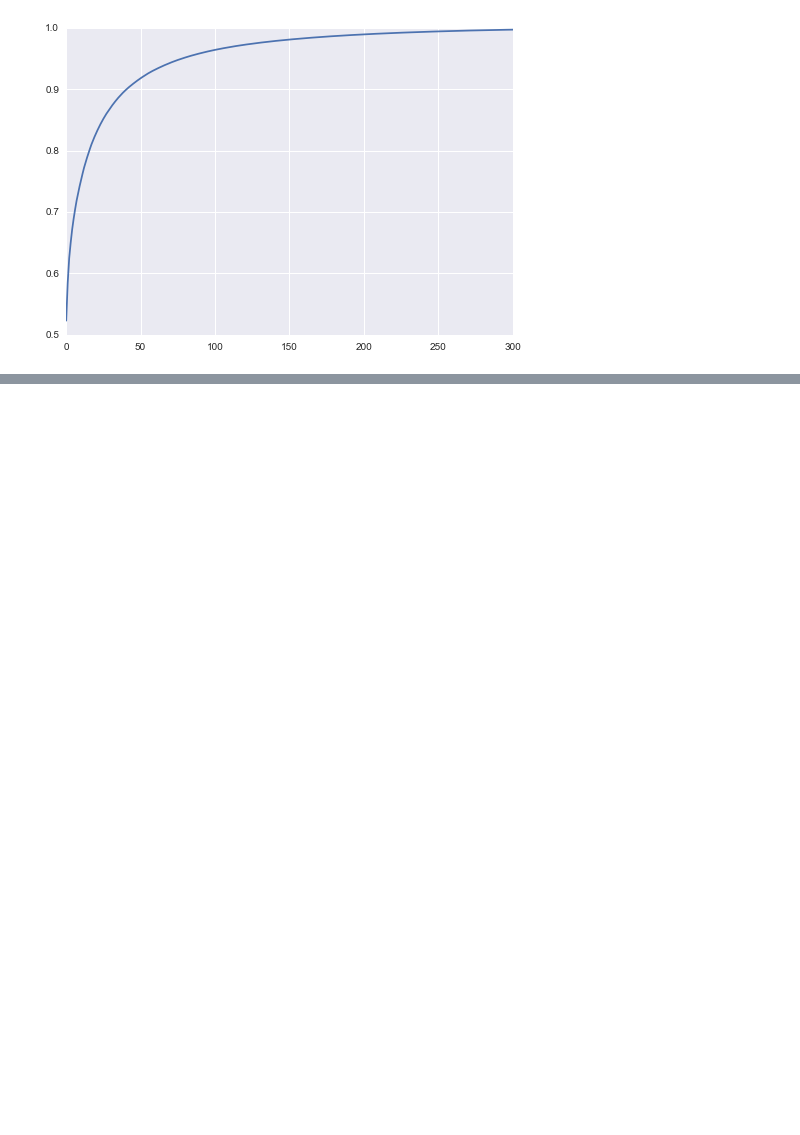
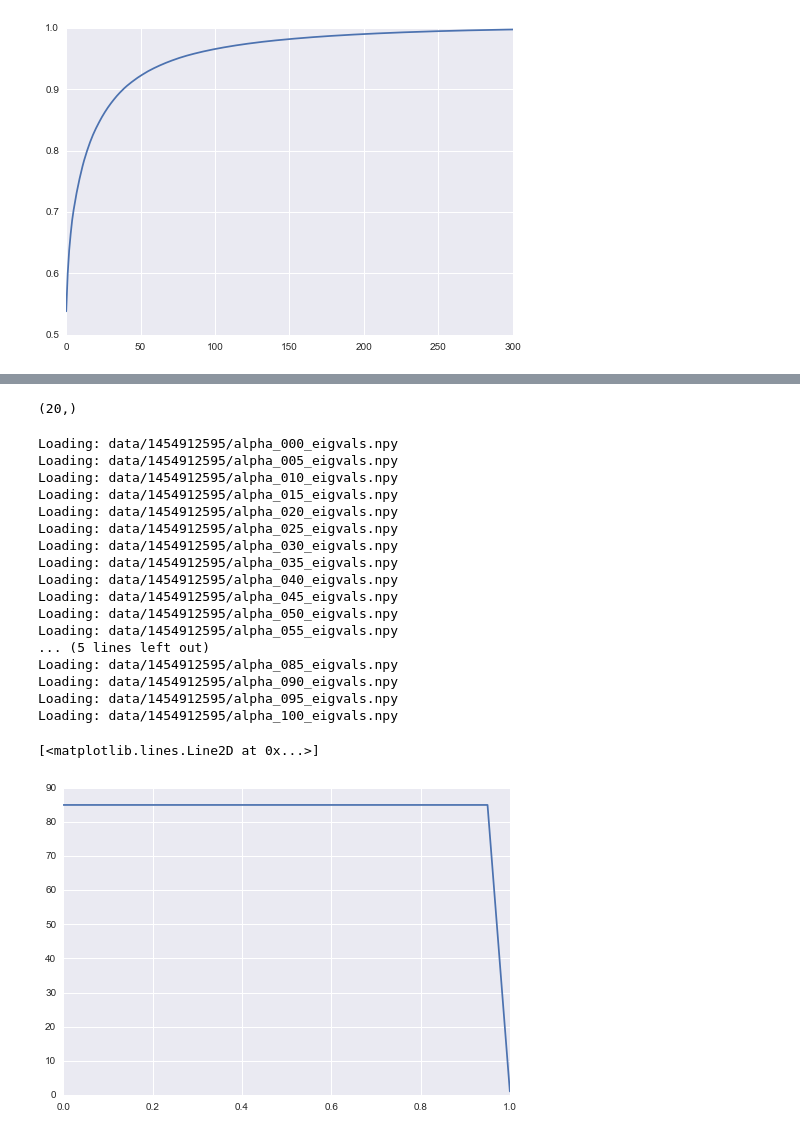
Before and after one commit to kristjanjonsson/Deep-Hidden-Layer-Learning, a Jupyter notebook: Prototyping.ipynb, the cells around one changed output, grey strips where cells are left out. Saved outputs shown, nothing was run; the diff lists cells and outputs as text; code cells hidden in the pictures; blank space fills up the shorter version.

```diff
--- a/Prototyping.ipynb
+++ b/Prototyping.ipynb
@@ -95,5 +115,5 @@ YG = gram(y_train[:, np.newaxis])
 # %%
-alpha = 0.5
+alpha = 0
 H, eigvals = hiddenTargets(XG, YG, alpha)
 np.allclose(H.dot(H.T), alpha * XG + (1 - alpha) * YG)
 # %% [output]
@@ -109,0 +240,29 @@ plt.xlim((0, 300));
+# %%
+alphas.shape
+# %% [output]
+(20,)
+# %%
+eigvals = load('data/1454912595/', which='eigvals')
+alphas = np.arange(0, 1.05, 0.05)
+p95 = np.array([effectiveDimension(eigval, p=0.95) for eigval in eigvals])
+plt.plot(alphas, p95)
+# %% [output]
+Loading: data/1454912595/alpha_000_eigvals.npy
+Loading: data/1454912595/alpha_005_eigvals.npy
+Loading: data/1454912595/alpha_010_eigvals.npy
+Loading: data/1454912595/alpha_015_eigvals.npy
+Loading: data/1454912595/alpha_020_eigvals.npy
+Loading: data/1454912595/alpha_025_eigvals.npy
+Loading: data/1454912595/alpha_030_eigvals.npy
+Loading: data/1454912595/alpha_035_eigvals.npy
+Loading: data/1454912595/alpha_040_eigvals.npy
+Loading: data/1454912595/alpha_045_eigvals.npy
+Loading: data/1454912595/alpha_050_eigvals.npy
+Loading: data/1454912595/alpha_055_eigvals.npy
+... (5 lines left out)
+Loading: data/1454912595/alpha_085_eigvals.npy
+Loading: data/1454912595/alpha_090_eigvals.npy
+Loading: data/1454912595/alpha_095_eigvals.npy
+Loading: data/1454912595/alpha_100_eigvals.npy
+[<matplotlib.lines.Line2D at 0x...>]
+[figure, added]
```
Also changed, not shown: parts of 21 cells of this notebook.
